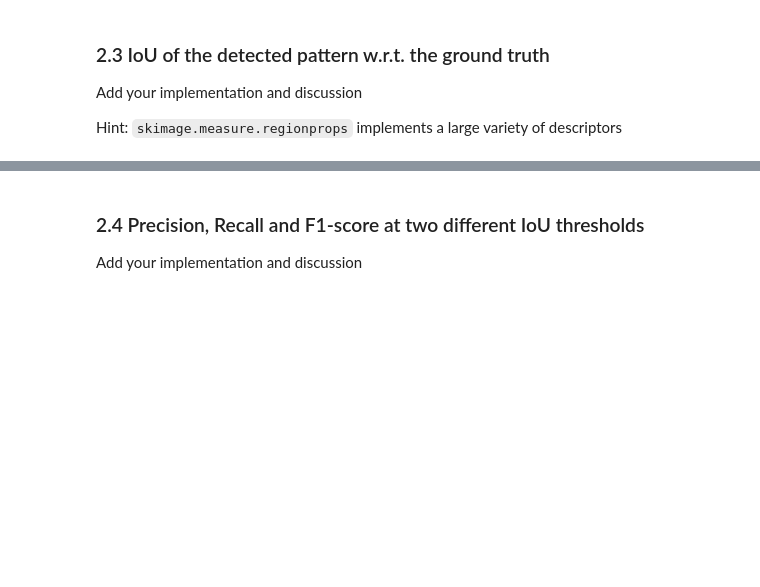
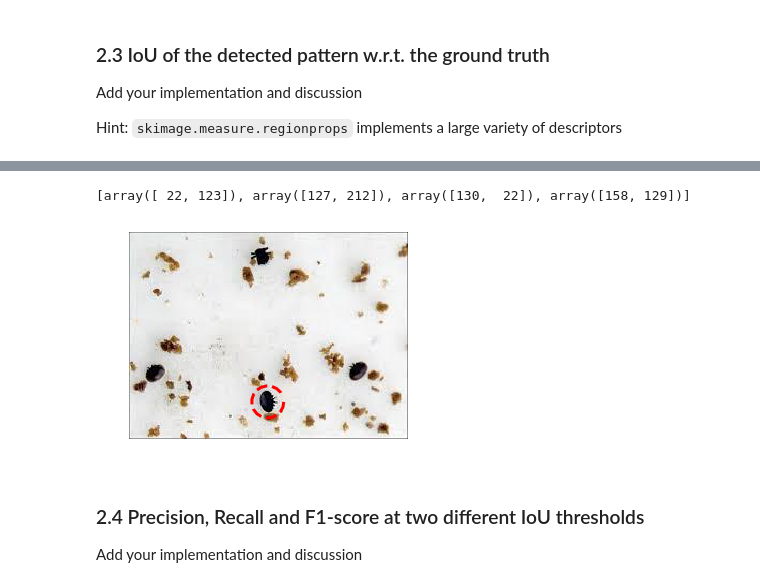
Before and after one commit to LeylaVakilian/PatternRecognition-, a Jupyter notebook: labs/lab_01_segmentation.ipynb, the cells around one changed output, grey strips where cells are left out. Drawn from its saved outputs; the diff is of its cells as text; code cells hidden in the pictures; blank space fills up the shorter version.

Commit message:
Centres found and working

```diff
--- a/labs/lab_01_segmentation.ipynb
+++ b/labs/lab_01_segmentation.ipynb
@@ -490,13 +489,3 @@ counted_creatures = len(occurences[occurences>avg_occurence])
 
 def count_centers(gray_im):
     r,c = (gray_im.shape)
-
-
-
-
-gray_im = color.rgb2gray(ic[0])
-#count_centers(gray_im)
-#plt.hist(gray_im.ravel(), 256,[0,256])
-labeled_im = skimage.measure.label(ic[0])
-plt.imshow(labeled_im)
-#print(labeled_im[labeled_im>0])
@@ -516,3 +498,31 @@ Hint: `skimage.measure.regionprops` implements a large variety of descriptors
+# %%
+#Extract area of each detected varroa (can ACTUALLY JUST USE OCCURENCE COUNTS BUT WANT TO TRY SNAKE)
+
+#Find centre of each relevant neighbors
+
+
+occurence_indexes = np.where(occurences>avg_occurence) #Fetch index of labels with high occurence
+number_indexes = number_labels[occurence_indexes[0]] #Find Label of these indexes
+creature_centres = []
+for ix, label in enumerate(number_indexes):
+    labeled_im_creatures = np.where(labeled_im == label)
+    centres = np.array([np.int(np.mean(labeled_im_creatures[0])), np.int(np.mean(labeled_im_creatures[1]))])
+    creature_centres.append(centres)
+print(creature_centres)
+
+#Print all detected creatures in picture
+
+#Find automatic way to set resolution and radius
+
+points = circle_points(20, creature_centres[3], 15)[:-1]
+
+
+fig, ax = image_show(ic[0])
+ax.plot(points[:, 0], points[:, 1], '--r', lw=3)
+image_gray = color.rgb2gray(ic[0])
+# %% [output]
+[array([ 22, 123]), array([127, 212]), array([130,  22]), array([158, 129])]
+[figure, added]
 # %% [markdown]
 ### 2.4 Precision, Recall and F1-score at two different IoU thresholds
 
```
Also changed, not shown: parts of 3 cells of this notebook.
